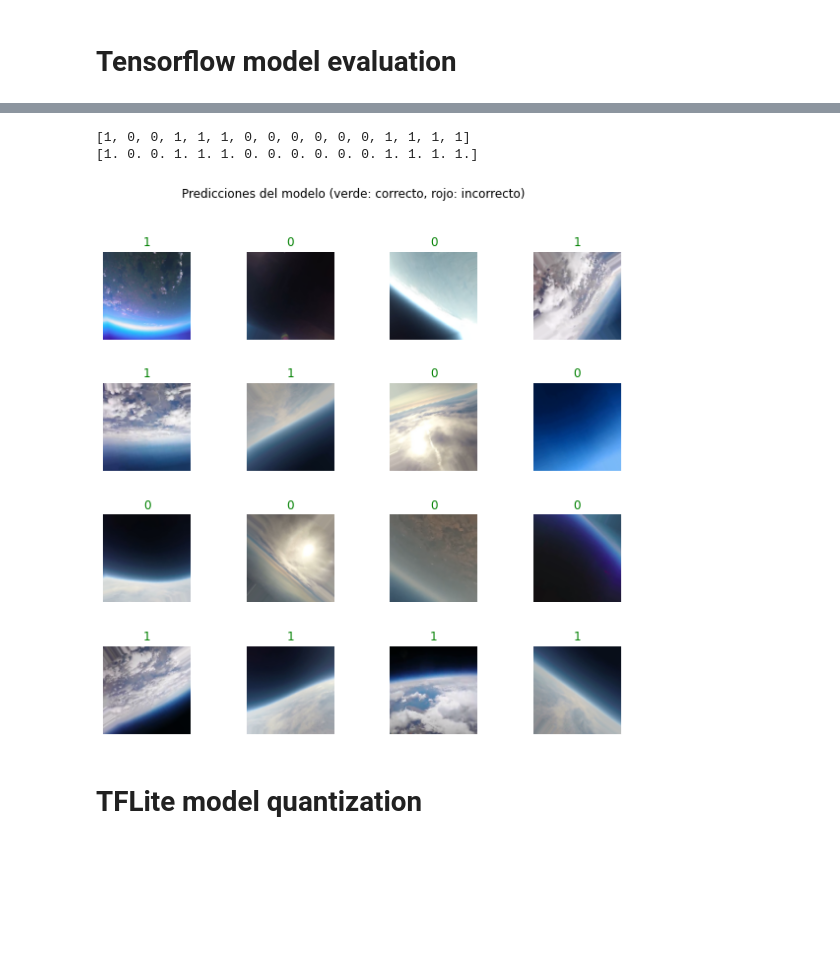
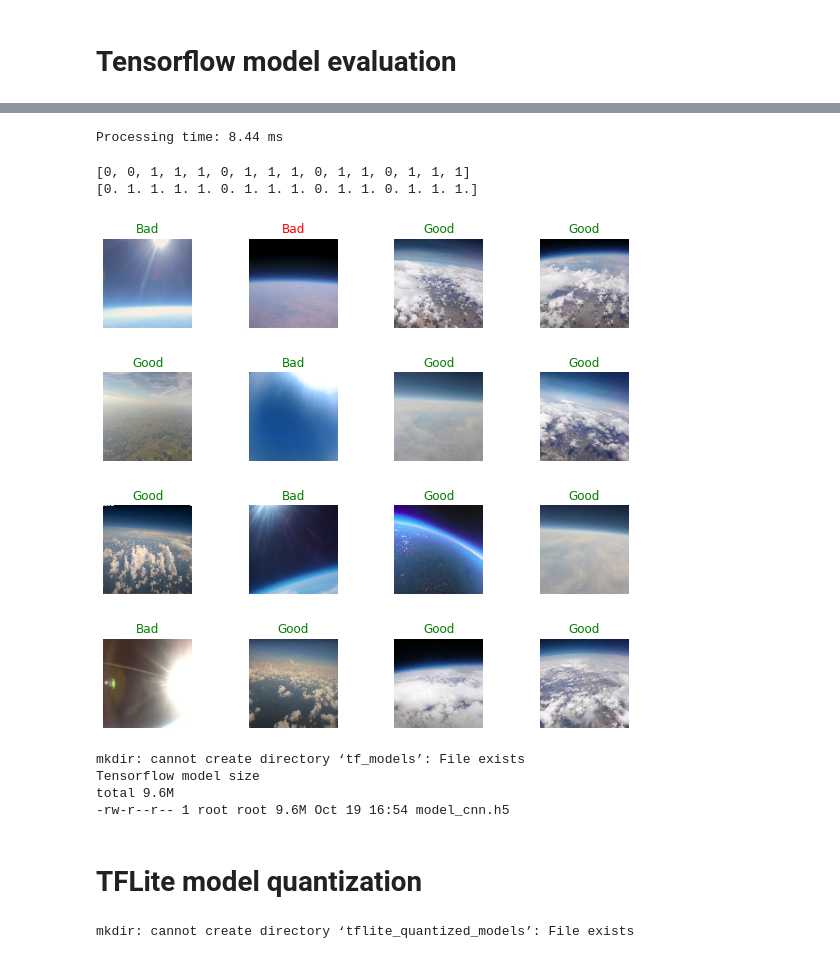
Before and after one commit to ChristianConchari/Strathospheric-ballon-earth-observation-gathered-imagery-classification-through-TinyML, a Jupyter notebook: classification_model_ballon.ipynb, the cells around one changed output, grey strips where cells are left out. Saved outputs shown, nothing was run; the diff lists cells and outputs as text; code cells hidden in the pictures; blank space fills up the shorter version.

```diff
--- a/classification_model_ballon.ipynb
+++ b/classification_model_ballon.ipynb
@@ -42,20 +42,23 @@ Archive:  /content/gdrive/MyDrive/data_training_balloon.zip
 # %% [markdown]
 # Preparing the data
 # %%
-datagenerator = ImageDataGenerator(
+data_generator = ImageDataGenerator(
         rescale = 1./255,
         rotation_range=40,
         horizontal_flip=True,
         vertical_flip = True,
         validation_split = 0.2)
+
+data_test_generator = ImageDataGenerator(rescale = 1./255)
 # %%
-training_data = '/content/data_training_balloon'
+training_data = '/content/training_data_balloon'
+test_data = '/content/test_data_balloon'
 
 img_height = 100
 img_width = 100
 batch_size = 16
 
-train_ds = datagenerator.flow_from_directory(
+train_ds = data_generator.flow_from_directory(
     training_data,
     color_mode='rgb',
     class_mode = "binary",
@@ -65,7 +68,7 @@ train_ds = datagenerator.flow_from_directory(
     subset = "training"
 )
 
-val_ds = datagenerator.flow_from_directory(
+val_ds = data_generator.flow_from_directory(
     training_data,
     target_size=(img_height, img_width),
     batch_size=batch_size,
@@ -74,4 +77,13 @@ val_ds = datagenerator.flow_from_directory(
     class_mode = "binary",
     subset = "validation"
 )
+
+test_ds = data_test_generator.flow_from_directory(
+    test_data,
+    target_size=(img_height, img_width),
+    batch_size=batch_size,
+    shuffle = True,
+    color_mode='rgb',
+    class_mode = "binary",
+)
 # %% [output]
@@ -158,7 +175,7 @@ model_cnn.compile(loss='binary_crossentropy', optimizer =optimizer,
 training_samples = train_ds.n
 val_samples = val_ds.n
 
-epochs = 30
+epochs = 15
 
 history_cnn = model_cnn.fit(
     train_ds,
@@ -225,9 +240,15 @@ sample_training_images, true_label_id = next(iter(train_ds))
 # %%
 import time
+sample_test_images, true_label_id = next(iter(test_ds))
 
 start_time = time.time()
-tf_model_predictions = model_cnn(sample_training_images)
+tf_model_predictions = model_cnn(sample_test_images)
 end_time = time.time()
+
+time_diff = end_time - start_time
+print(f'Processing time: {round(time_diff*1000, 2)} ms')
+# %% [output]
+Processing time: 8.44 ms
 # %%
 predicted_ids = []
 
@@ -240,19 +261,33 @@ for x in tf_model_predictions.numpy():
 print(predicted_ids)
 print(true_label_id)
 # %% [output]
-[1, 0, 0, 1, 1, 1, 0, 0, 0, 0, 0, 0, 1, 1, 1, 1]
-[1. 0. 0. 1. 1. 1. 0. 0. 0. 0. 0. 0. 1. 1. 1. 1.]
+[0, 0, 1, 1, 1, 0, 1, 1, 1, 0, 1, 1, 0, 1, 1, 1]
+[0. 1. 1. 1. 1. 0. 1. 1. 1. 0. 1. 1. 0. 1. 1. 1.]
 # %%
 plt.figure(figsize=(10,9))
 plt.subplots_adjust(hspace=0.5)
 for n in range(16):
   plt.subplot(4,4,n+1)
-  plt.imshow(sample_training_images[n])
+  plt.imshow(sample_test_images[n])
   color = "green" if predicted_ids[n] == true_label_id[n] else "red"
-  plt.title(str(predicted_ids[n]).title(), color=color)
+  if predicted_ids[n] == 1:
+    text = 'Good'
+  else:
+    text = 'Bad'
+  plt.title(text.title(), color=color)
   plt.axis('off')
-_ = plt.suptitle("Predicciones del modelo (verde: correcto, rojo: incorrecto)")
 # %% [output]
-[figure, old version]
+[figure, new version]
+# %%
+!mkdir tf_models
+
+model_cnn.save("tf_models/model_cnn.h5")
+print("Tensorflow model size")
+!ls "tf_models" -lh
+# %% [output]
+mkdir: cannot create directory ‘tf_models’: File exists
+Tensorflow model size
+total 9.6M
+-rw-r--r-- 1 root root 9.6M Oct 19 16:54 model_cnn.h5
 # %% [markdown]
 # TFLite model quantization
@@ -261,3 +294,8 @@ TFLITE_MODEL_QUANTIZED = "cnn_quantized.tflite"
+# %%
+!mkdir "tflite_quantized_models"
+TFLITE_MODEL_QUANTIZED = "tflite_quantized_models/cnn_quantized.tflite"
+# %% [output]
+mkdir: cannot create directory ‘tflite_quantized_models’: File exists
 # %%
 import tensorflow as tf
 
```
Also changed, not shown: parts of 16 cells of this notebook.
